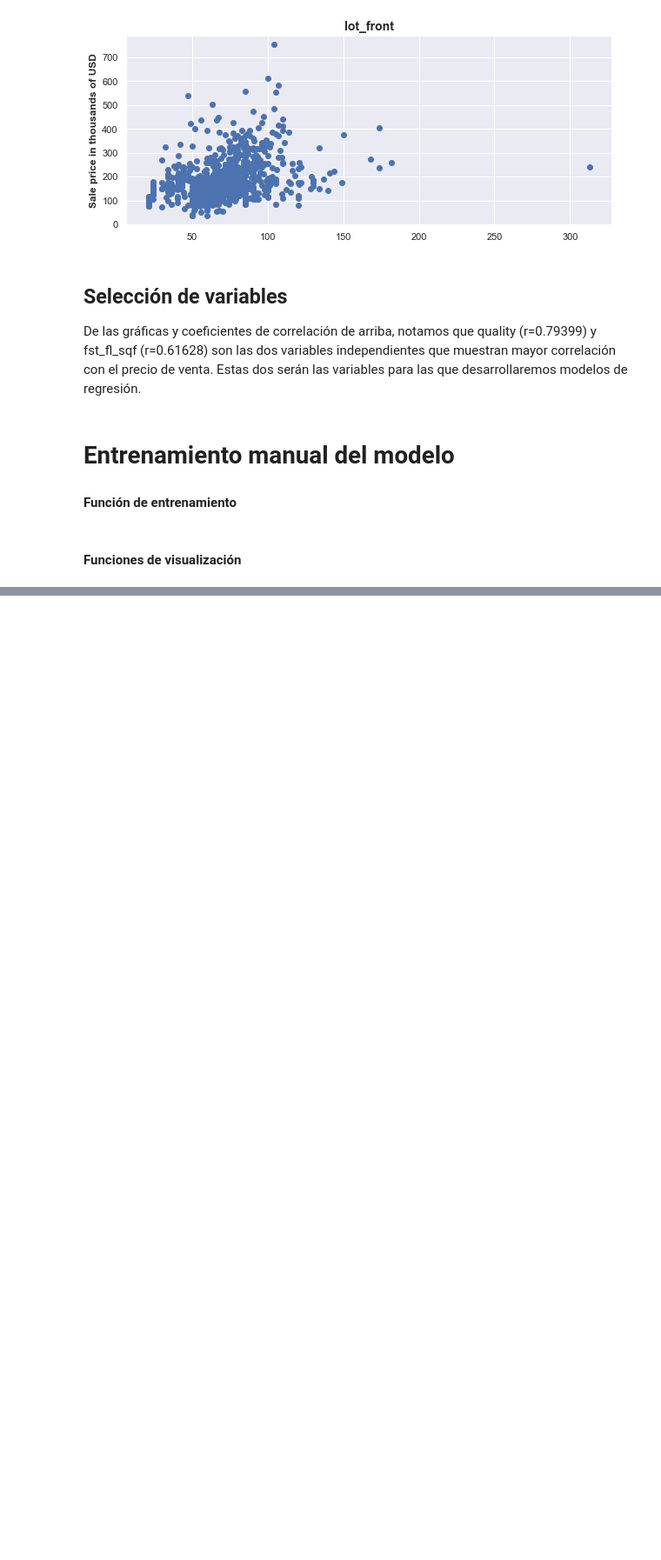
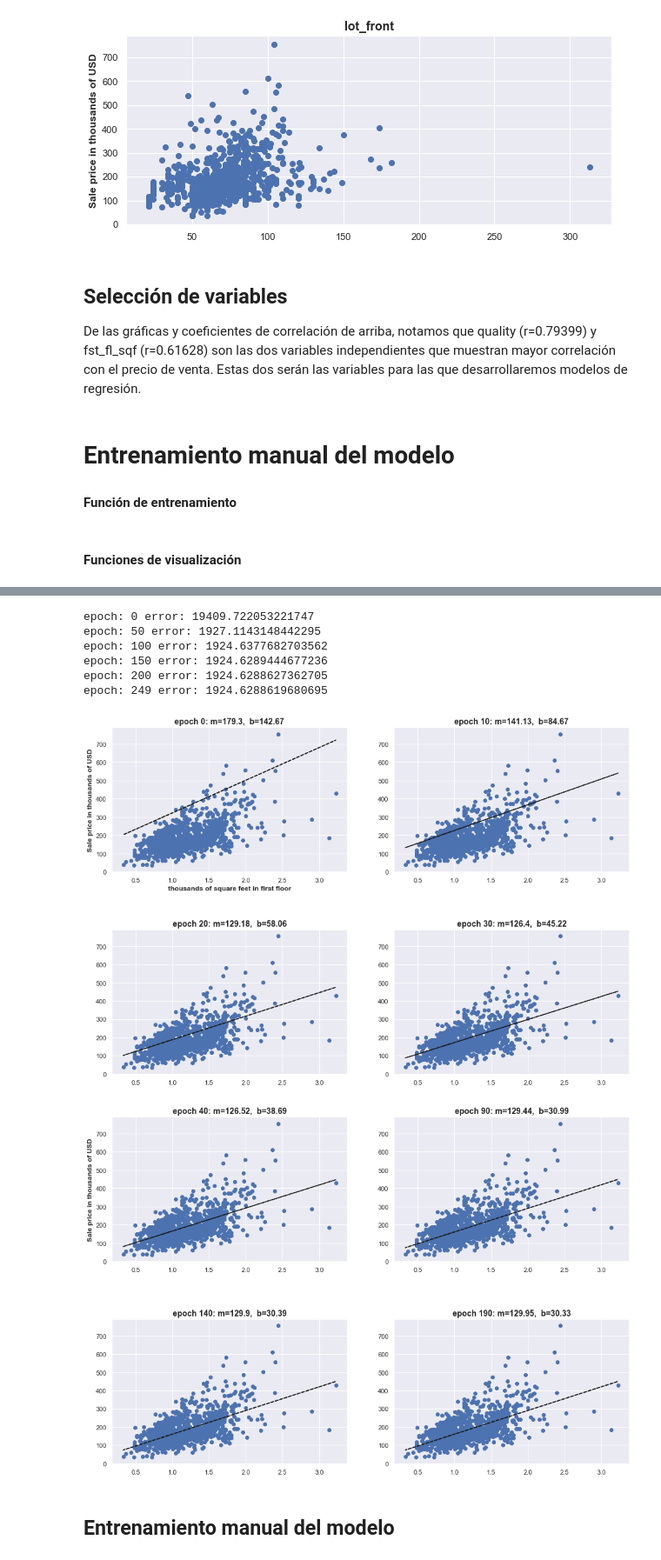
Before and after one commit to gallowstree/DS-Python-Project, a Jupyter notebook: main.ipynb, the cells around one changed output, grey strips where cells are left out. Shown at 87% size. Drawn from its saved outputs; the diff is of its cells as text; code cells hidden in the pictures; blank space fills up the shorter version.

```diff
--- a/main.ipynb
+++ b/main.ipynb
@@ -197,0 +271,18 @@ epoch: 999 error: 1927.7352060007693
+# %%
+fst_fl_sqf_model, fst_fl_sqf_errors = train(fst_fl_sqf, sale_price, 250, 50, 0.79)
+# %% [output]
+epoch: 0 error: 19409.722053221747
+epoch: 50 error: 1927.1143148442295
+epoch: 100 error: 1924.6377682703562
+epoch: 150 error: 1924.6289444677236
+epoch: 200 error: 1924.6288627362705
+epoch: 249 error: 1924.6288619680695
+# %%
+# el progreso es más notable en las primeras iteraciones
+plot_model_progress(fst_fl_sqf_model[:40], fst_fl_sqf, sale_price, 10, 'thousands of square feet in first floor')
+plot_model_progress(fst_fl_sqf_model[40:], fst_fl_sqf, sale_price, 50, '', epoch_offset=40)
+# %% [output]
+[figure, added]
+[figure, added]
+# %% [markdown]
+## Entrenamiento manual del modelo
```
Also changed, not shown: parts of 13 cells of this notebook.
